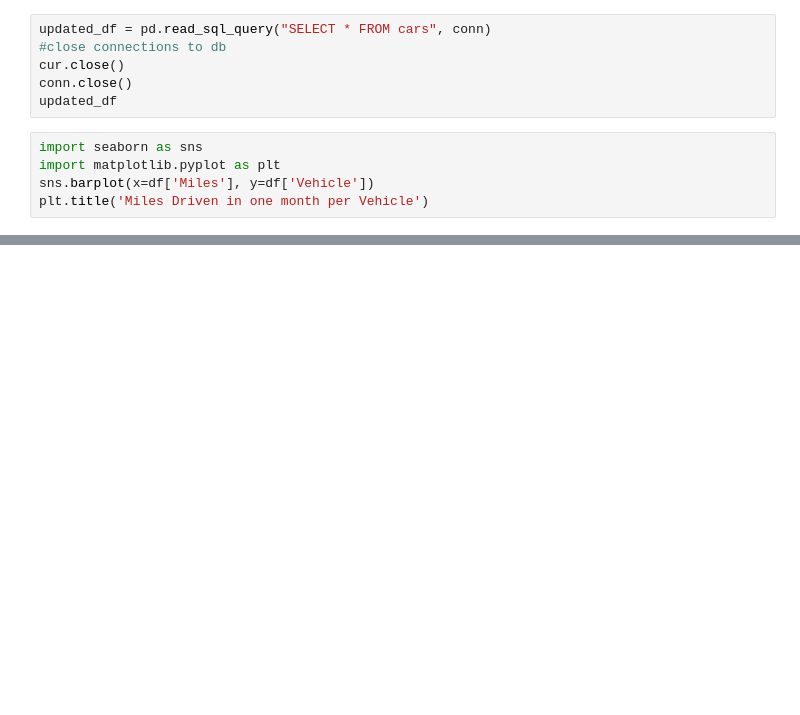
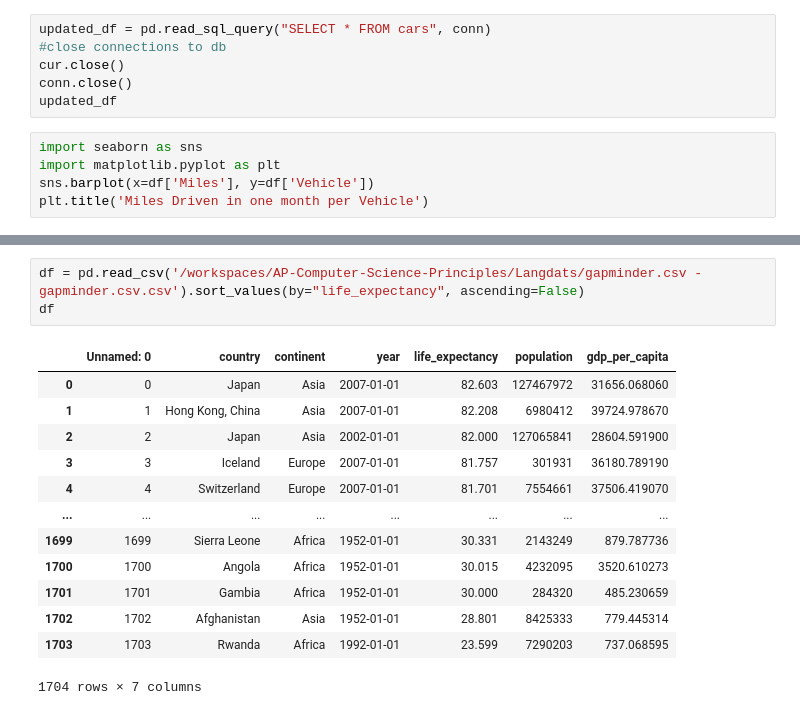
Before and after one commit to O-white1/AP-Computer-Science-Principles, a Jupyter notebook: NoteBooks/Concepts.ipynb, the cells around one changed output, grey strips where cells are left out. Cells and saved outputs as stored; diff of their text form; blank space fills up the shorter version.

```diff
--- a/NoteBooks/Concepts.ipynb
+++ b/NoteBooks/Concepts.ipynb
@@ -419,0 +438,17 @@ plt.title('Miles Driven in one month per Vehicle')
+# %%
+df = pd.read_csv('/workspaces/AP-Computer-Science-Principles/Langdats/gapminder.csv - gapminder.csv.csv').sort_values(by="life_expectancy", ascending=False)
+df
+# %% [output]
+|  | Unnamed: 0 | country | continent | year | life_expectancy | population | gdp_per_capita |
+| 0 | 0 | Japan | Asia | 2007-01-01 | 82.603 | 127467972 | 31656.068060 |
+| 1 | 1 | Hong Kong, China | Asia | 2007-01-01 | 82.208 | 6980412 | 39724.978670 |
+| 2 | 2 | Japan | Asia | 2002-01-01 | 82.000 | 127065841 | 28604.591900 |
+| 3 | 3 | Iceland | Europe | 2007-01-01 | 81.757 | 301931 | 36180.789190 |
+| 4 | 4 | Switzerland | Europe | 2007-01-01 | 81.701 | 7554661 | 37506.419070 |
+| ... | ... | ... | ... | ... | ... | ... | ... |
+| 1699 | 1699 | Sierra Leone | Africa | 1952-01-01 | 30.331 | 2143249 | 879.787736 |
+| 1700 | 1700 | Angola | Africa | 1952-01-01 | 30.015 | 4232095 | 3520.610273 |
+| 1701 | 1701 | Gambia | Africa | 1952-01-01 | 30.000 | 284320 | 485.230659 |
+| 1702 | 1702 | Afghanistan | Asia | 1952-01-01 | 28.801 | 8425333 | 779.445314 |
+| 1703 | 1703 | Rwanda | Africa | 1992-01-01 | 23.599 | 7290203 | 737.068595 |
+1704 rows × 7 columns
```
Also changed, not shown: parts of 5 cells of this notebook, 1 other file.
